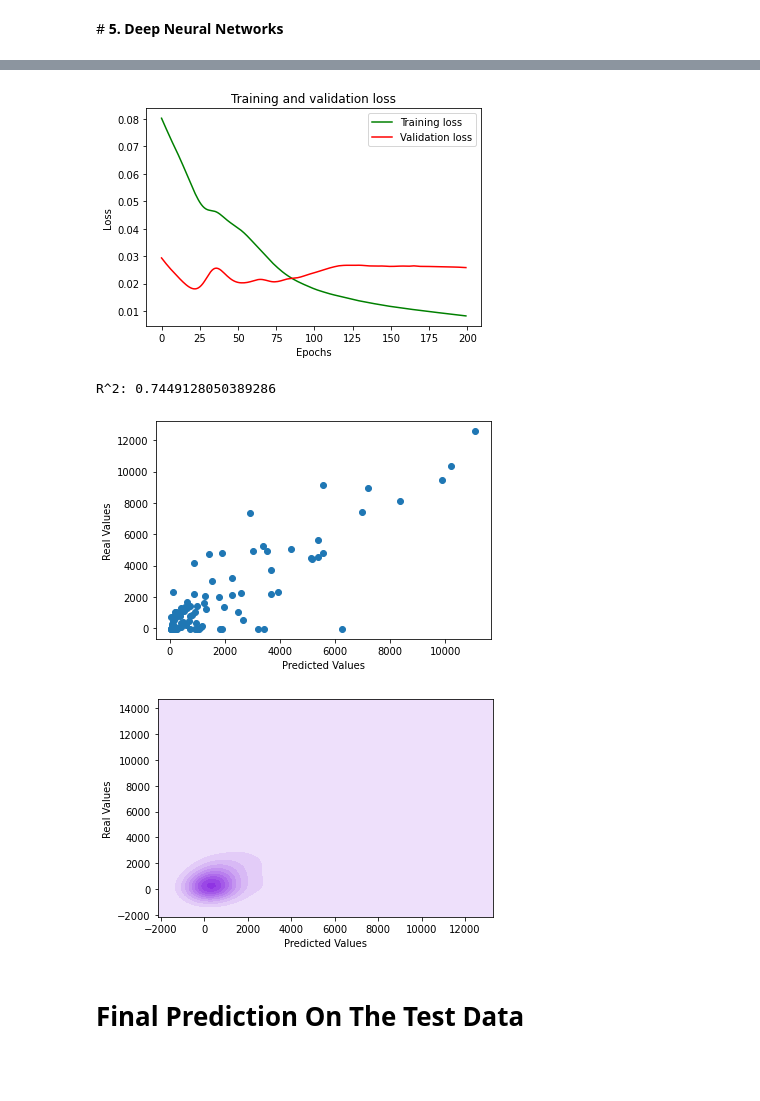
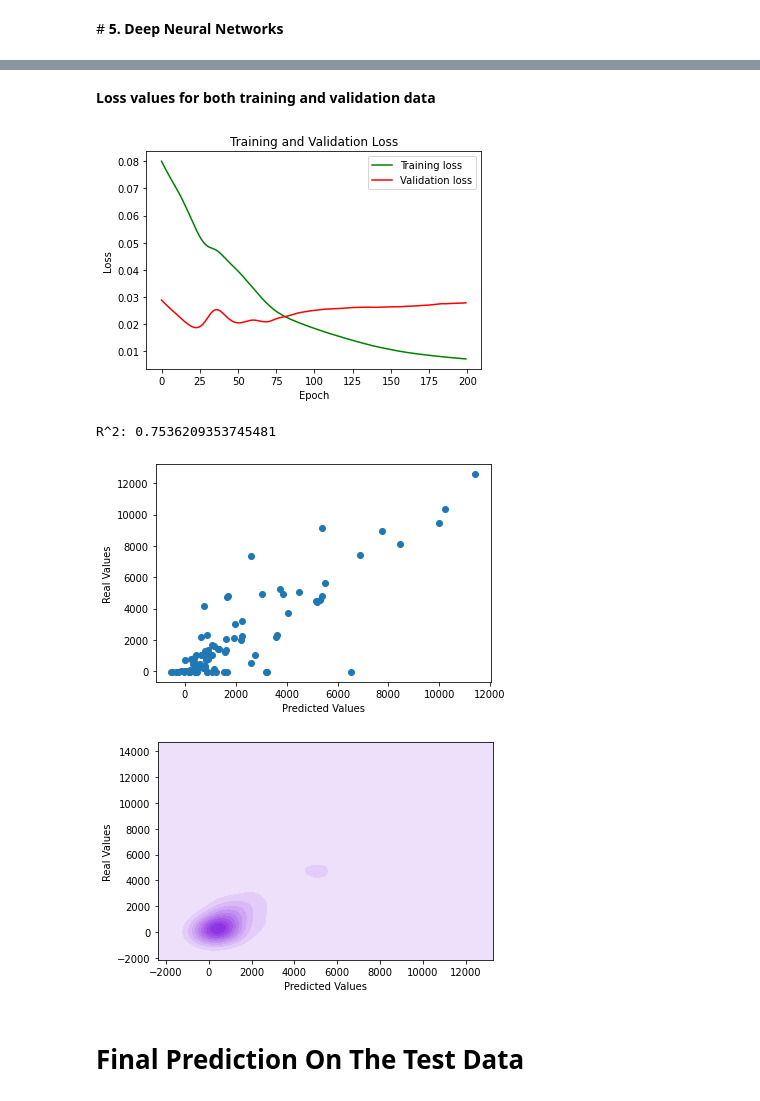
Before and after one commit to halilyaman/atlas-machine-learning, a Jupyter notebook: CE475_project.ipynb, the cells around one changed output, grey strips where cells are left out. Cells and saved outputs as stored; diff of their text form; code cells hidden in the pictures; blank space fills up the shorter version.

Commit message:
new helper functions

```diff
--- a/CE475_project.ipynb
+++ b/CE475_project.ipynb
@@ -124,3 +142,17 @@ def get_statistics(y_pred, y, n_coefs=None):
     stats["adjusted_r_square"] = 1 - ((rss / (len(y) - n_coefs - 1)) / (tss / (len(y) - 1)))
 
   return stats
+# %%
+def normalize_data(X, y):
+  scaler_X = MinMaxScaler()
+  scaler_Y = MinMaxScaler()
+
+  y = np.reshape(y, (-1, 1))
+
+  scaler_X.fit(X)
+  scaler_Y.fit(y)
+
+  xscale = scaler_X.transform(X)
+  yscale = scaler_Y.transform(y)
+
+  return xscale, yscale, scaler_X, scaler_Y
@@ -443,5 +521,13 @@ plot_result(knn_preds, training_outputs)
 # %%
 def build_model():
+
+  """
+  Neural network model and layers are created in this function.
+
+  Returns:
+  NN_model: neural network model that we built
+  """
+
   NN_model = tf.keras.Sequential()
 
   NN_model.add(tf.keras.layers.Dense(50, input_dim=5, kernel_initializer="normal", activation="relu"))
@@ -472,6 +544,11 @@ yscale = scaler_Y.transform(y)
 # %%
+# get the model
 NN_model = build_model()
 
+# normalize the training data
+xscale, yscale, scaler_X, scaler_Y = normalize_data(training_inputs, training_outputs)
+
+# fitting data to the model
 history = NN_model.fit(
         xscale,
         yscale,
@@ -511,19 +560,21 @@ print(final_prediction)
+# %% [markdown]
+**Loss values for both training and validation data**
 # %%
 loss = history.history["loss"]
 val_loss = history.history["val_loss"]
 
 epochs = range(len(loss))
 
 plt.plot(epochs, loss, "g", label="Training loss")
 plt.plot(epochs, val_loss, "r", label="Validation loss")
-plt.title("Training and validation loss")
-plt.xlabel("Epochs")
+plt.title("Training and Validation Loss")
+plt.xlabel("Epoch")
 plt.ylabel("Loss")
 
 plt.legend()
 plt.show()
 # %% [output]
-[figure, old version]
+[figure, new version]
 # %%
 NN_preds = NN_model.predict(xscale)
 NN_preds = scaler_Y.inverse_transform(NN_preds).T
@@ -531,11 +582,11 @@ NN_preds = scaler_Y.inverse_transform(NN_preds).T
 r_square = 1 - ( np.sum(np.square(training_outputs - NN_preds)) / np.sum(np.square(training_outputs - np.mean(training_outputs))))
 print("R^2: {}".format(r_square))
 # %% [output]
-R^2: 0.7449128050389286
+R^2: 0.7536209353745481
 # %%
 plot_result(NN_preds, training_outputs)
 # %% [output]
-[figure, old version]
+[figure, new version]
-[figure, old version]
+[figure, new version]
 # %% [markdown]
 # **Final Prediction On The Test Data**
```
Also changed, not shown: parts of 42 cells of this notebook.
